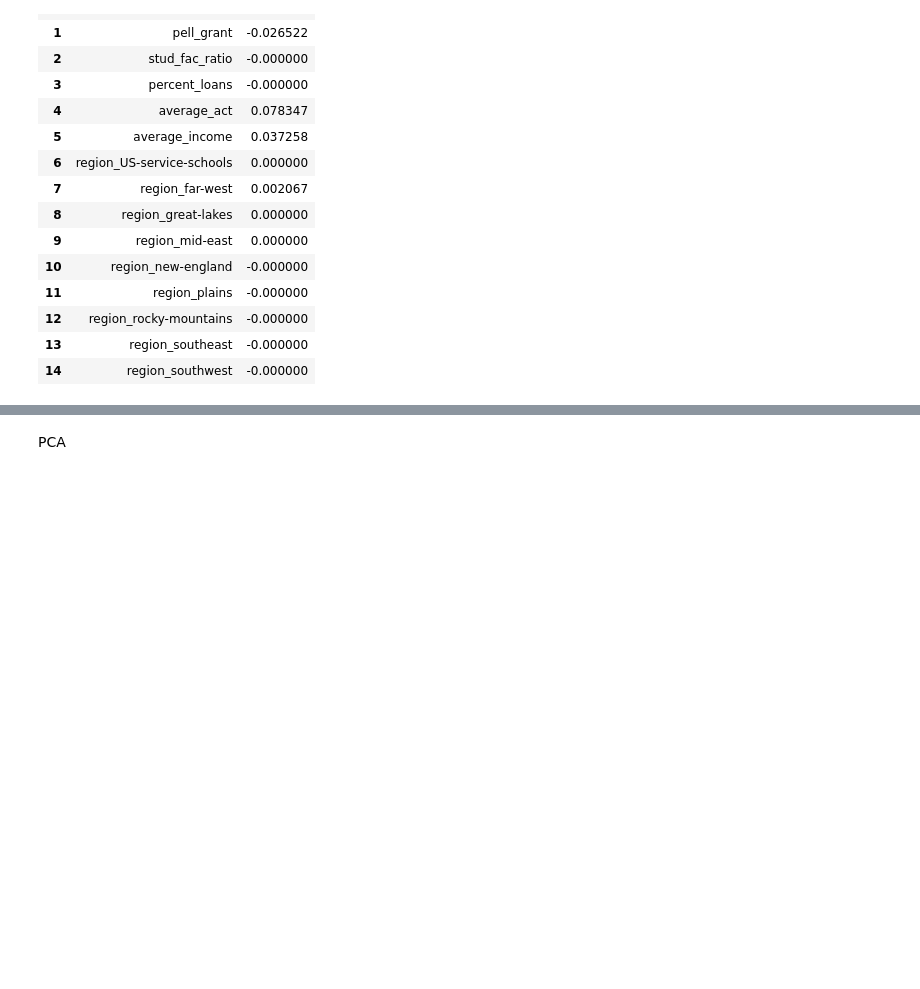
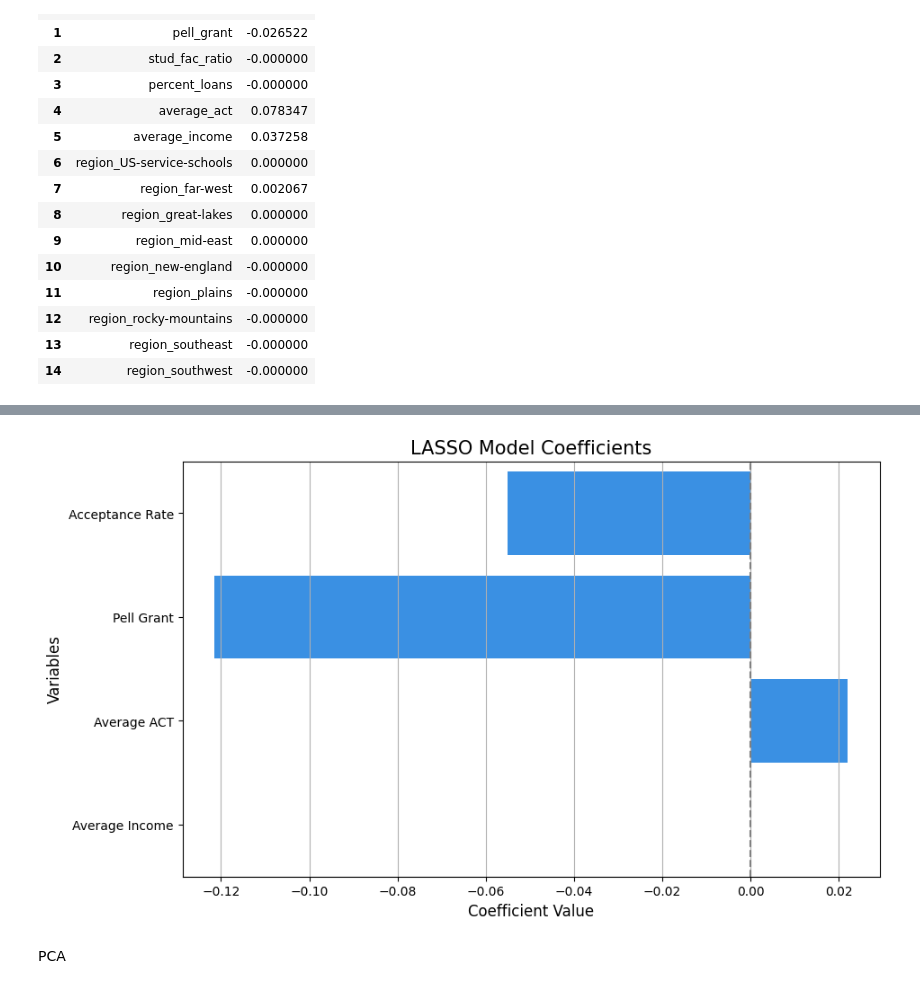
Before and after one commit to evaterry4/DS3001_project, a Jupyter notebook: Train_Test_Split_pt2+LASSO_model_.ipynb, the cells around one changed output, grey strips where cells are left out. Cells and saved outputs as stored; diff of their text form; code cells hidden in the pictures; blank space fills up the shorter version.

```diff
--- a/Train_Test_Split_pt2+LASSO_model_.ipynb
+++ b/Train_Test_Split_pt2+LASSO_model_.ipynb
@@ -249,6 +315,29 @@ RMSE: 0.08172143096604254
 1       pell_grant    -0.121575
 2      average_act     0.022091
 3   average_income     0.000002
+# %%
+import matplotlib.pyplot as plt
+import seaborn as sns
+
+ename_dict = {
+    'acceptance_rate': 'Acceptance Rate',
+    'pell_grant': 'Pell Grant',
+    'average_act': 'Average ACT',
+    'average_income': 'Average Income'
+}
+results['Variable'] = results['Variable'].replace(rename_dict)
+
+plt.figure(figsize=(10, 6))
+sns.barplot(x='Coefficient', y='Variable', data=results, orient='h', color='dodgerblue')
+plt.title('LASSO Model Coefficients', fontsize=15)
+plt.xlabel('Coefficient Value', fontsize=12)
+plt.ylabel('Variables', fontsize=12)
+plt.axvline(0, color='gray', linestyle='--')
+plt.grid(True, axis='x', linestyle='-')
+
+plt.show()
+# %% [output]
+[figure, added]
 # %% [markdown]
 PCA
 # %%
```
Also changed, not shown: parts of 9 cells of this notebook.
